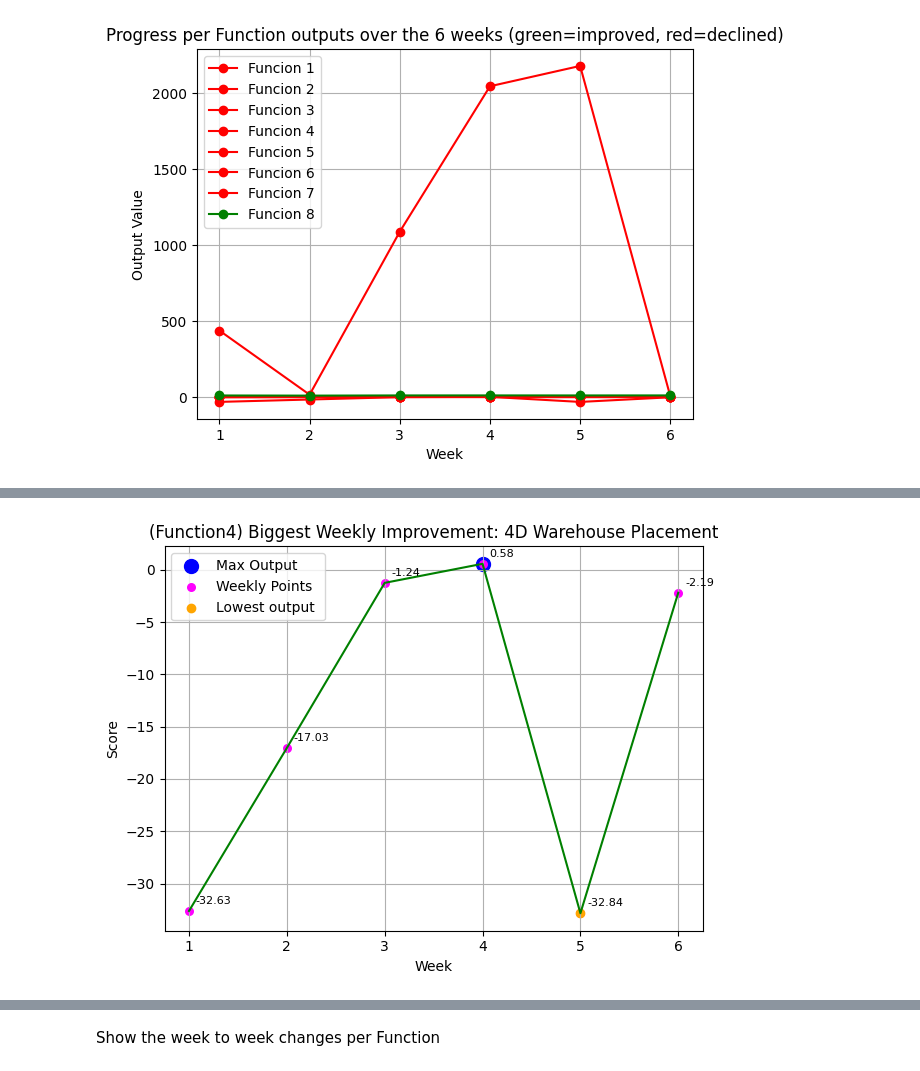
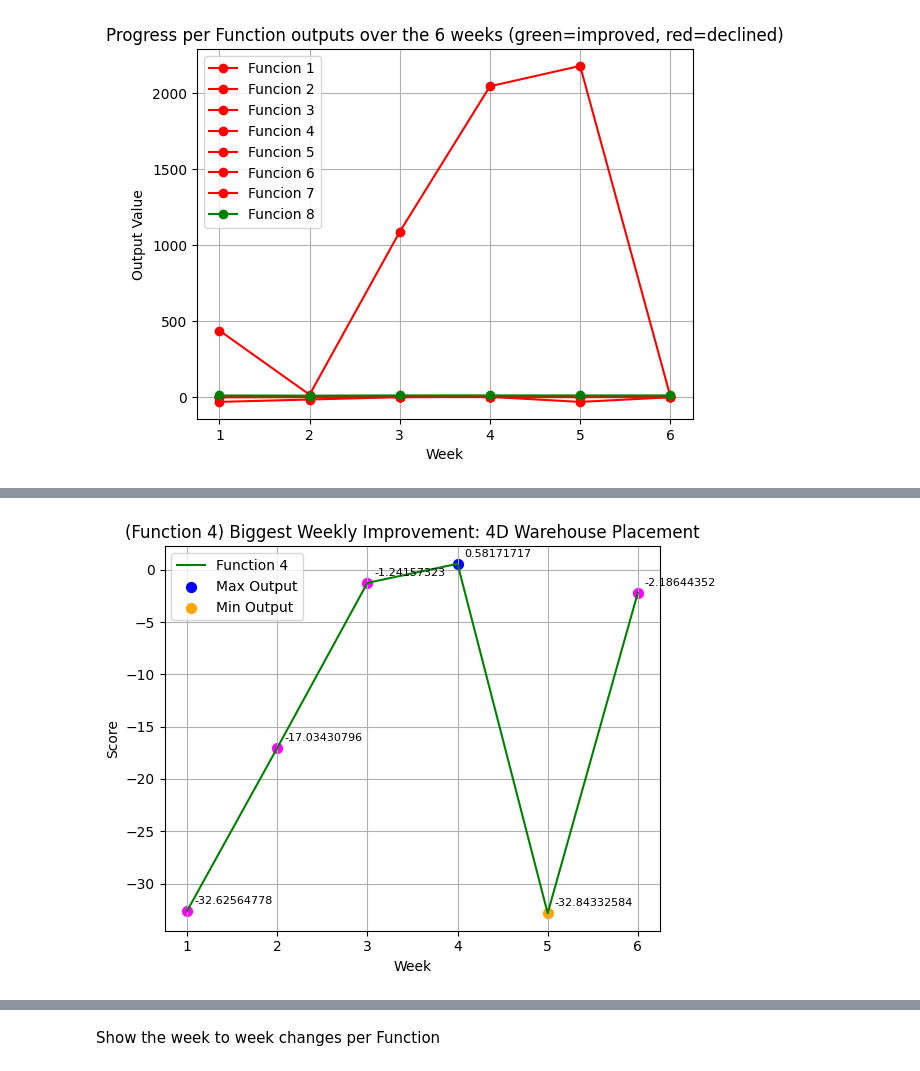
Before and after one commit to AnnemarieKeller/MLProject_Imperial, a Jupyter notebook: analysis/WeeklyResults.ipynb, the cells around one changed output, grey strips where cells are left out. Cells and saved outputs as stored; diff of their text form; code cells hidden in the pictures.

```diff
--- a/analysis/WeeklyResults.ipynb
+++ b/analysis/WeeklyResults.ipynb
@@ -126,7 +125,7 @@ plt.show()
 # %%
 We see the increases and decreases per week and can see what functions need to have the current approach revaluated
 # %%
-print(all_weeks_array.shape)
+
 num_weeks = all_weeks_array.shape[0]
 num_functions = all_weeks_array.shape[0]
 function_names = {
@@ -140,30 +139,24 @@ function_names = {
     7: "8D ML Hyperparameters"
 }
 num_functions = len(function_names)
-
 weeks = np.arange(1, num_weeks + 1)
 
 
 weekly_changes = np.diff(all_weeks_array, axis=0)
-
 overall_change = all_weeks_array[-1] - all_weeks_array[0]
-
-
 last_week_change = all_weeks_array[-1] - all_weeks_array[-2]
 
 biggest_drop = np.argmin(last_week_change)
 biggest_rise = np.argmax(last_week_change)
 
 fraction_improved = np.mean(weekly_changes > 0, axis=0)
+avg_weekly_change = np.mean(weekly_changes, axis=0)
+combined_score = fraction_improved * avg_weekly_change
+
+worst_funcs = np.argsort(combined_score)[:4]
+best_funcs = np.argsort(combined_score)[-4:]
 
 
-total_improvement = all_weeks_array[-1] - all_weeks_array[0]
-
-avg_weekly_change = np.mean(weekly_changes, axis=0)
-# combined_score = 0.5 * fraction_improved + 0.5 * (total_improvement - np.min(total_improvement)) / (np.ptp(total_improvement))
-combined_score = fraction_improved *avg_weekly_change
-worst_funcs = np.argsort(combined_score)[:4]  # 4 functions with lowest improvement
-best_funcs = np.argsort(combined_score)[-4:]  # 4 functions with highest improvement
 improvements = all_weeks_array[-1] - all_weeks_array[0]
 print("Overall improvements per function:")
 for i, imp in enumerate(improvements):
@@ -171,59 +164,55 @@ for i, imp in enumerate(improvements):
 
 print("\nFunctions needing immediate attention (worst improvement):")
 for i in worst_funcs:
-    print(f" (Function{i+1}) {function_names.get(i, f'Function {i+1}')} ")
+    print(f" (Function {i+1}) {function_names.get(i, f'Function {i+1}')} ")
 
 print("\nFunctions improving the most (best improvement):")
 for i in best_funcs:
-    print(f" (Function{i+1}) {function_names.get(i, f'Function {i+1}')}")
+    print(f" (Function {i+1}) {function_names.get(i, f'Function {i+1}')}")
 
 
-# print("Overall improvements per function:", improvements)
-# print("Functions needing immediate attention (worst improvement):", worst_funcs + 1)
-# print("Functions improving the most (best improvement):", best_funcs + 1)
+# Plotting
+for func_idx in range(num_functions):
+    y_values = all_weeks_array[:, func_idx]
 
+    # Determine line color
+    if last_week_change[func_idx] < 0:
+        line_color = 'red'
+    elif overall_change[func_idx] > 0:
+        line_color = 'green'
+    else:
+        line_color = 'gray'
 
-for func_idx in range(num_functions):
     plt.figure()
+    plt.plot(weeks, y_values, color=line_color, label=f'Function {func_idx+1}')
 
-    max_idx = np.argmax(all_weeks_array[:, func_idx])
-    max_week = weeks[max_idx]
-    max_value = all_weeks_array[max_idx, func_idx]
+    # Max and min indices
+    max_idx = np.argmax(y_values)
+    min_idx = np.argmin(y_values)
 
+    # Plot and annotate all points
+    for i, val in enumerate(y_values):
+        # Color logic for scatter points
+        if i == max_idx:
+            point_color = 'blue'
+            point_label = 'Max Output'
+        elif i == min_idx:
+            point_color = 'orange'
+            point_label = 'Min Output'
+        else:
+            point_color = 'magenta'
+            point_label = None  # avoid duplicate legend entries
 
-    plt.scatter(max_week, max_value, color='blue', s=100, label='Max Output')
-    # plt.plot(weeks, all_weeks_array[:, func_idx], marker='o', label=f'highest point')
+        plt.scatter(weeks[i], val, color=point_color, s=50, label=point_label)
+        plt.annotate(f"{val:.8f}", (weeks[i], val), xytext=(5,5), textcoords="offset points", fontsize=8)
 
-    if last_week_change[func_idx] < 0:
-        color = 'red'
-    elif overall_change[func_idx] > 0:
-        color = 'green'
+    # Dynamic title
+    if func_idx == biggest_drop:
+        plt.title(f"(Function {func_idx+1}) Biggest Weekly Drop: {function_names.get(func_idx)}")
+    elif func_idx == biggest_rise:
+        plt.title(f"(Function {func_idx+1}) Biggest Weekly Improvement: {function_names.get(func_idx)}")
     else:
-        color = 'gray'
-
-    plt.plot(weeks, all_weeks_array[:, func_idx], color=color)
-
-# Annotate every point
-    for i, val in enumerate(all_weeks_array[:, func_idx]):
-        plt.annotate(f"{val:.2f}",
-                 (weeks[i], val),
-                 textcoords="offset points",
-                 xytext=(5, 5),
-                 fontsize=8)
-
-    highest_idx = np.argmax(all_weeks_array[:, func_idx])
-    lowest_idx = np.argmin(all_weeks_array[:, func_idx])
-    plt.scatter(weeks, all_weeks_array[:, func_idx], color='magenta', s=30, label='Weekly Points')
-
-    plt.scatter(weeks[lowest_idx], all_weeks_array[lowest_idx, func_idx], color='orange', label='Lowest output ')
-
-
-    if func_idx == biggest_drop:
-        plt.title(f" (Function {func_idx+1}) Biggest Weekly Drop: {function_names.get(func_idx)}")
-    elif func_idx == biggest_rise:
-        plt.title(f"(Function{func_idx+1}) Biggest Weekly Improvement: {function_names.get(func_idx)}")
-    else:
-        plt.title(f"(Function {func_idx+1}) {function_names.get(func_idx)}  Progress Over {num_weeks} Weeks")
+        plt.title(f"(Function {func_idx+1}) {function_names.get(func_idx)} Progress Over {num_weeks} Weeks")
 
     plt.xlabel("Week")
     plt.ylabel("Score")
@@ -255 +244 @@ Functions needing immediate attention (worst improvement):
-[figure, old version]
+[figure, new version]
```
Also changed, not shown: parts of 2 cells of this notebook.
